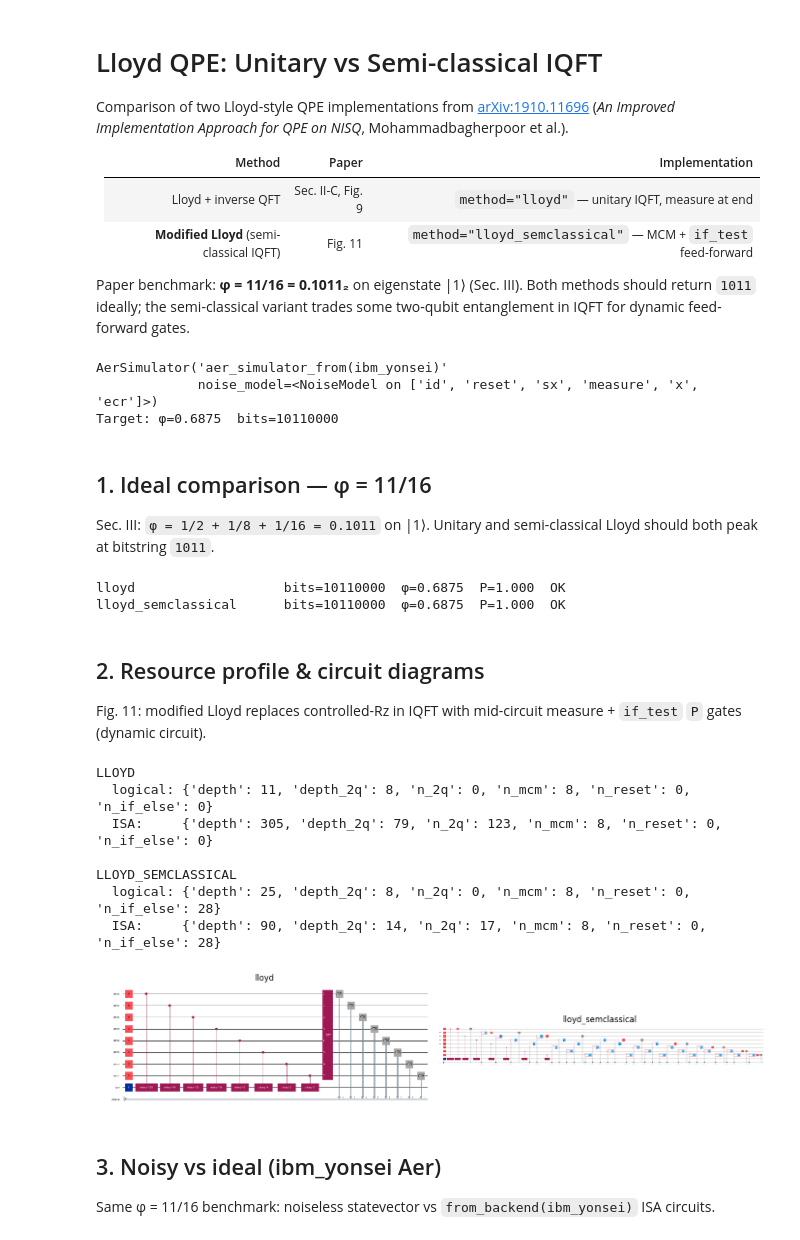
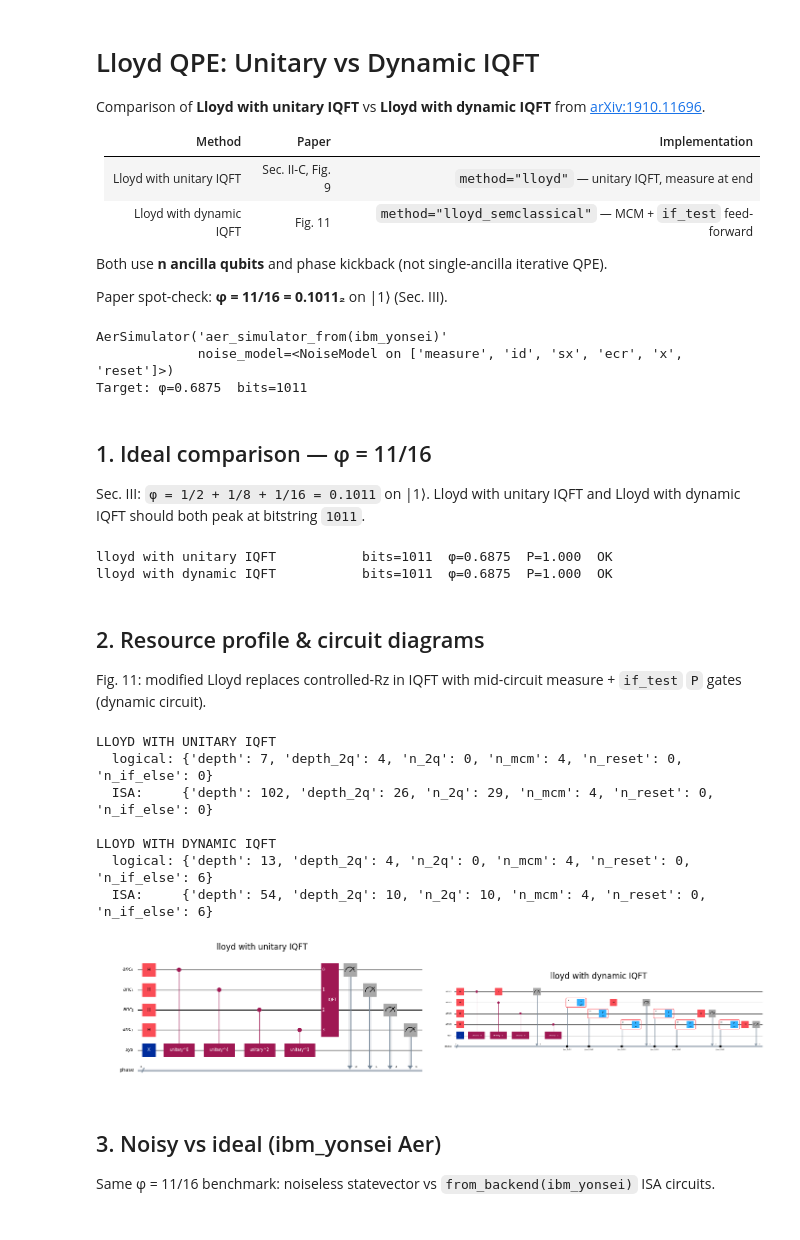
Before and after one commit to kimmmjh/qhackathon_quantumjoa, a Jupyter notebook: problems4/dynamic_qpe.ipynb, the cells around one changed output. Cells and saved outputs as stored; diff of their text form; code cells hidden in the pictures.

Commit message:
update: p4 dynamic qpe

```diff
--- a/problems4/dynamic_qpe.ipynb
+++ b/problems4/dynamic_qpe.ipynb
@@ -1,14 +1,16 @@
 # %% [markdown]
-# Lloyd QPE: Unitary vs Semi-classical IQFT
+# Lloyd QPE: Unitary vs Dynamic IQFT
 
-Comparison of two Lloyd-style QPE implementations from [arXiv:1910.11696](https://arxiv.org/abs/1910.11696) (*An Improved Implementation Approach for QPE on NISQ*, Mohammadbagherpoor et al.).
+Comparison of **Lloyd with unitary IQFT** vs **Lloyd with dynamic IQFT** from [arXiv:1910.11696](https://arxiv.org/abs/1910.11696).
 
 | Method | Paper | Implementation |
 |--------|-------|----------------|
-| Lloyd + inverse QFT | Sec. II-C, Fig. 9 | `method="lloyd"` — unitary IQFT, measure at end |
-| **Modified Lloyd** (semi-classical IQFT) | Fig. 11 | `method="lloyd_semclassical"` — MCM + `if_test` feed-forward |
+| Lloyd with unitary IQFT | Sec. II-C, Fig. 9 | `method="lloyd"` — unitary IQFT, measure at end |
+| Lloyd with dynamic IQFT | Fig. 11 | `method="lloyd_semclassical"` — MCM + `if_test` feed-forward |
 
-Paper benchmark: **φ = 11/16 = 0.1011₂** on eigenstate |1⟩ (Sec. III). Both methods should return `1011` ideally; the semi-classical variant trades some two-qubit entanglement in IQFT for dynamic feed-forward gates.
+Both use **n ancilla qubits** and phase kickback (not single-ancilla iterative QPE).
+
+Paper spot-check: **φ = 11/16 = 0.1011₂** on |1⟩ (Sec. III).
 # %%
 import numpy as np
 import matplotlib.pyplot as plt
@@ -22,22 +24,27 @@ from qiskit_ibm_runtime import QiskitRuntimeService, SamplerV2
 from qsp_core import profile_circuit
 from dynamic_qpe import (
     expected_bits,
-    build_paper_demo_circuit,
+    build_lloyd_phase_qpe_circuit,
     estimate_phase_from_counts,
 )
 
 LLOYD_METHODS = ["lloyd", "lloyd_semclassical"]
+METHOD_LABELS = {
+    "lloyd": "lloyd with unitary IQFT",
+    "lloyd_semclassical": "lloyd with dynamic IQFT",
+}
 
 # --- demo parameters (notebook-owned) ---
-PAPER_BITS = 8
+PAPER_BITS = 4
 PAPER_DEMO_PHI = 11.0 / 16.0  # φ = 0.1011₂ (paper Sec. III)
 TARGET_BITS = expected_bits(PAPER_DEMO_PHI, PAPER_BITS)
 SHOTS = 5000
 SEED = 42
 
 
-def build_demo_qc(method: str):
-    return build_paper_demo_circuit(PAPER_BITS, method=method, phi=PAPER_DEMO_PHI)
+def build_lloyd_qc(method: str, n_bits: int = PAPER_BITS, phi: float = PAPER_DEMO_PHI):
+    return build_lloyd_phase_qpe_circuit(n_bits, method=method, phi=phi)
+
 
 sim_ideal = AerSimulator(method="statevector")
 
@@ -54,57 +61,57 @@ print(backend_sim)
 print(f"Target: φ={PAPER_DEMO_PHI:.4f}  bits={TARGET_BITS}")
 # %% [output]
 AerSimulator('aer_simulator_from(ibm_yonsei)'
-             noise_model=<NoiseModel on ['id', 'reset', 'sx', 'measure', 'x', 'ecr']>)
-Target: φ=0.6875  bits=10110000
+             noise_model=<NoiseModel on ['measure', 'id', 'sx', 'ecr', 'x', 'reset']>)
+Target: φ=0.6875  bits=1011
 # %% [markdown]
 ## 1. Ideal comparison — φ = 11/16
 
-Sec. III: `φ = 1/2 + 1/8 + 1/16 = 0.1011` on |1⟩. Unitary and semi-classical Lloyd should both peak at bitstring `1011`.
+Sec. III: `φ = 1/2 + 1/8 + 1/16 = 0.1011` on |1⟩. Lloyd with unitary IQFT and Lloyd with dynamic IQFT should both peak at bitstring `1011`.
 # %%
 paper_rows = []
 for method in LLOYD_METHODS:
-    qc = build_demo_qc(method)
+    qc = build_lloyd_qc(method)
     counts = sim_ideal.run(transpile(qc, sim_ideal), shots=4096).result().get_counts()
     phi, prob, bits = estimate_phase_from_counts(counts, PAPER_BITS)
     ok = bits == TARGET_BITS
     paper_rows.append(dict(method=method, bits=bits, phi=phi, prob=prob, ok=ok))
     print(
-        f"{method:22s}  bits={bits}  φ={phi:.4f}  P={prob:.3f}  "
+        f"{METHOD_LABELS[method]:32s}  bits={bits}  φ={phi:.4f}  P={prob:.3f}  "
         f"{'OK' if ok else 'miss'}"
     )
 
 assert all(r["ok"] for r in paper_rows)
 # %% [output]
-lloyd                   bits=10110000  φ=0.6875  P=1.000  OK
-lloyd_semclassical      bits=10110000  φ=0.6875  P=1.000  OK
+lloyd with unitary IQFT           bits=1011  φ=0.6875  P=1.000  OK
+lloyd with dynamic IQFT           bits=1011  φ=0.6875  P=1.000  OK
 # %% [markdown]
 ## 2. Resource profile & circuit diagrams
 
 Fig. 11: modified Lloyd replaces controlled-Rz in IQFT with mid-circuit measure + `if_test` `P` gates (dynamic circuit).
 # %%
 for method in LLOYD_METHODS:
-    qc = build_demo_qc(method)
+    qc = build_lloyd_qc(method)
     logical = profile_circuit(qc)
     isa = profile_circuit(pm.run(qc))
-    print(f"\n{method.upper()}")
+    print(f"\n{METHOD_LABELS[method].upper()}")
     print(f"  logical: {logical}")
     print(f"  ISA:     {isa}")
 
 fig, axes = plt.subplots(1, 2, figsize=(14, 3))
 for ax, method in zip(axes, LLOYD_METHODS):
-    qc = build_demo_qc(method)
+    qc = build_lloyd_qc(method)
     qc.draw("mpl", ax=ax, fold=-1)
-    ax.set_title(method)
+    ax.set_title(METHOD_LABELS[method])
 plt.tight_layout()
 # %% [output]
-LLOYD
-  logical: {'depth': 11, 'depth_2q': 8, 'n_2q': 0, 'n_mcm': 8, 'n_reset': 0, 'n_if_else': 0}
-  ISA:     {'depth': 305, 'depth_2q': 79, 'n_2q': 123, 'n_mcm': 8, 'n_reset': 0, 'n_if_else': 0}
+LLOYD WITH UNITARY IQFT
+  logical: {'depth': 7, 'depth_2q': 4, 'n_2q': 0, 'n_mcm': 4, 'n_reset': 0, 'n_if_else': 0}
+  ISA:     {'depth': 102, 'depth_2q': 26, 'n_2q': 29, 'n_mcm': 4, 'n_reset': 0, 'n_if_else': 0}
 
-LLOYD_SEMCLASSICAL
-  logical: {'depth': 25, 'depth_2q': 8, 'n_2q': 0, 'n_mcm': 8, 'n_reset': 0, 'n_if_else': 28}
-  ISA:     {'depth': 90, 'depth_2q': 14, 'n_2q': 17, 'n_mcm': 8, 'n_reset': 0, 'n_if_else': 28}
+LLOYD WITH DYNAMIC IQFT
+  logical: {'depth': 13, 'depth_2q': 4, 'n_2q': 0, 'n_mcm': 4, 'n_reset': 0, 'n_if_else': 6}
+  ISA:     {'depth': 54, 'depth_2q': 10, 'n_2q': 10, 'n_mcm': 4, 'n_reset': 0, 'n_if_else': 6}
-[figure, old version]
+[figure, new version]
 # %% [markdown]
 ## 3. Noisy vs ideal (ibm_yonsei Aer)
 
```
Also changed, not shown: parts of 7 cells of this notebook, 1 other file.
